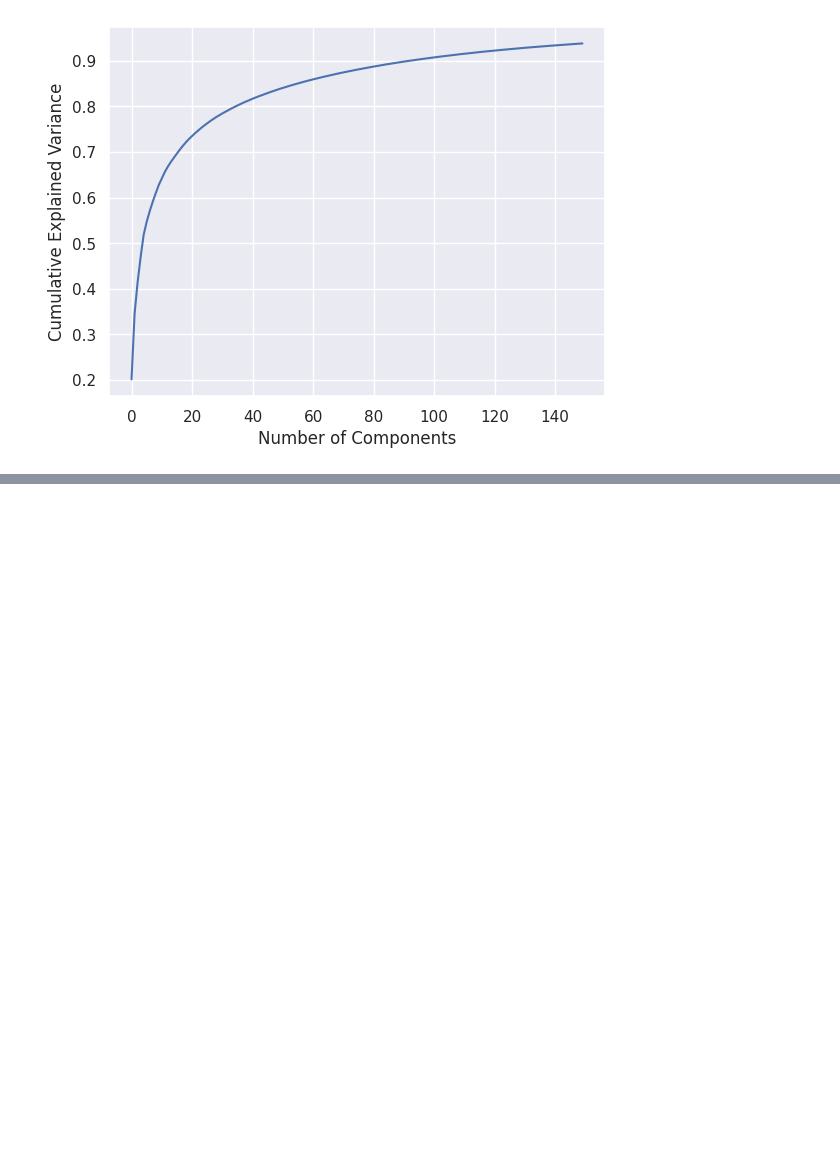
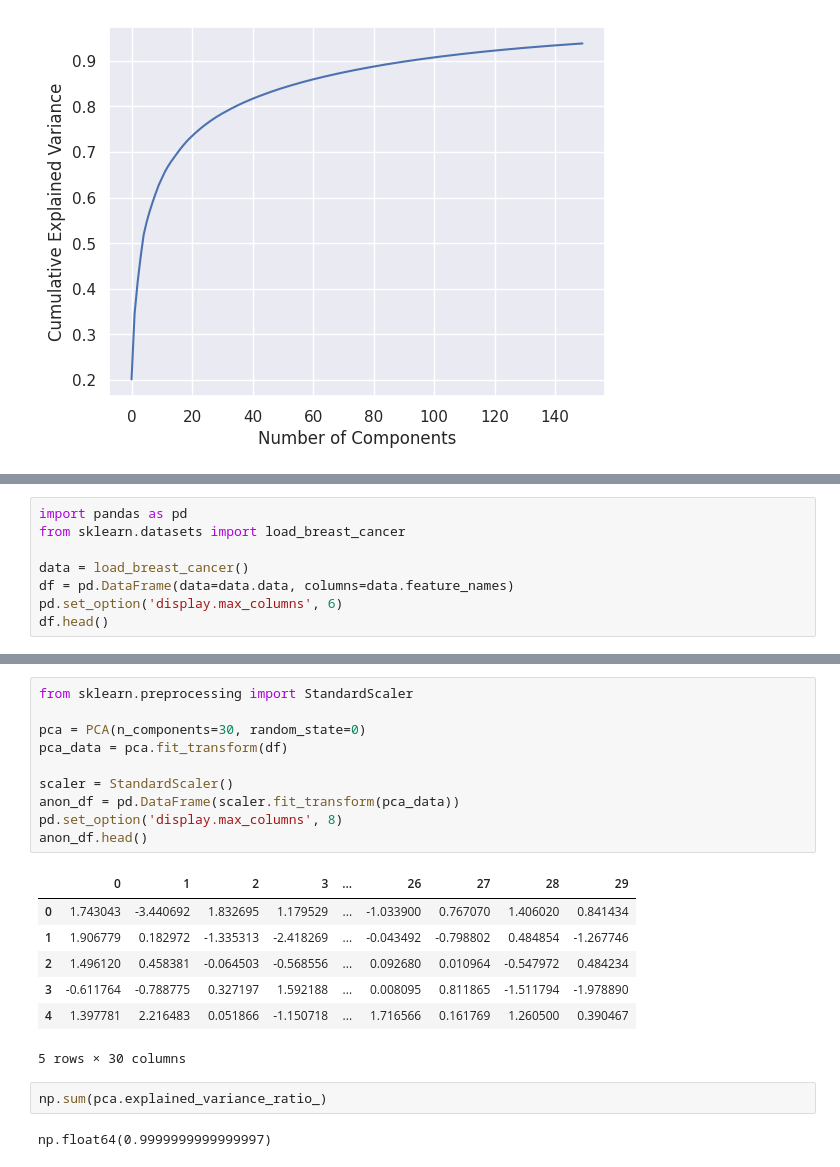
Before and after one commit to bolicnikola/Applied-Machine-Learning-And-AI, a Jupyter notebook: Principal_Component_Analysis.ipynb, the cells around one changed output, grey strips where cells are left out. Cells and saved outputs as stored; diff of their text form; blank space fills up the shorter version.

```diff
--- a/Principal_Component_Analysis.ipynb
+++ b/Principal_Component_Analysis.ipynb
@@ -63,0 +102,8 @@ Text(0, 0.5, 'Cumulative Explained Variance')
+# %%
+import pandas as pd
+from sklearn.datasets import load_breast_cancer
+
+data = load_breast_cancer()
+df = pd.DataFrame(data=data.data, columns=data.feature_names)
+pd.set_option('display.max_columns', 6)
+df.head()
@@ -63,0 +118,22 @@ Text(0, 0.5, 'Cumulative Explained Variance')
+# %%
+from sklearn.preprocessing import StandardScaler
+
+pca = PCA(n_components=30, random_state=0)
+pca_data = pca.fit_transform(df)
+
+scaler = StandardScaler()
+anon_df = pd.DataFrame(scaler.fit_transform(pca_data))
+pd.set_option('display.max_columns', 8)
+anon_df.head()
+# %% [output]
+|  | 0 | 1 | 2 | 3 | ... | 26 | 27 | 28 | 29 |
+| 0 | 1.743043 | -3.440692 | 1.832695 | 1.179529 | ... | -1.033900 | 0.767070 | 1.406020 | 0.841434 |
+| 1 | 1.906779 | 0.182972 | -1.335313 | -2.418269 | ... | -0.043492 | -0.798802 | 0.484854 | -1.267746 |
+| 2 | 1.496120 | 0.458381 | -0.064503 | -0.568556 | ... | 0.092680 | 0.010964 | -0.547972 | 0.484234 |
+| 3 | -0.611764 | -0.788775 | 0.327197 | 1.592188 | ... | 0.008095 | 0.811865 | -1.511794 | -1.978890 |
+| 4 | 1.397781 | 2.216483 | 0.051866 | -1.150718 | ... | 1.716566 | 0.161769 | 1.260500 | 0.390467 |
+5 rows × 30 columns
+# %%
+np.sum(pca.explained_variance_ratio_)
+# %% [output]
+np.float64(0.9999999999999997)
```
Also changed, not shown: parts of 8 cells of this notebook.
